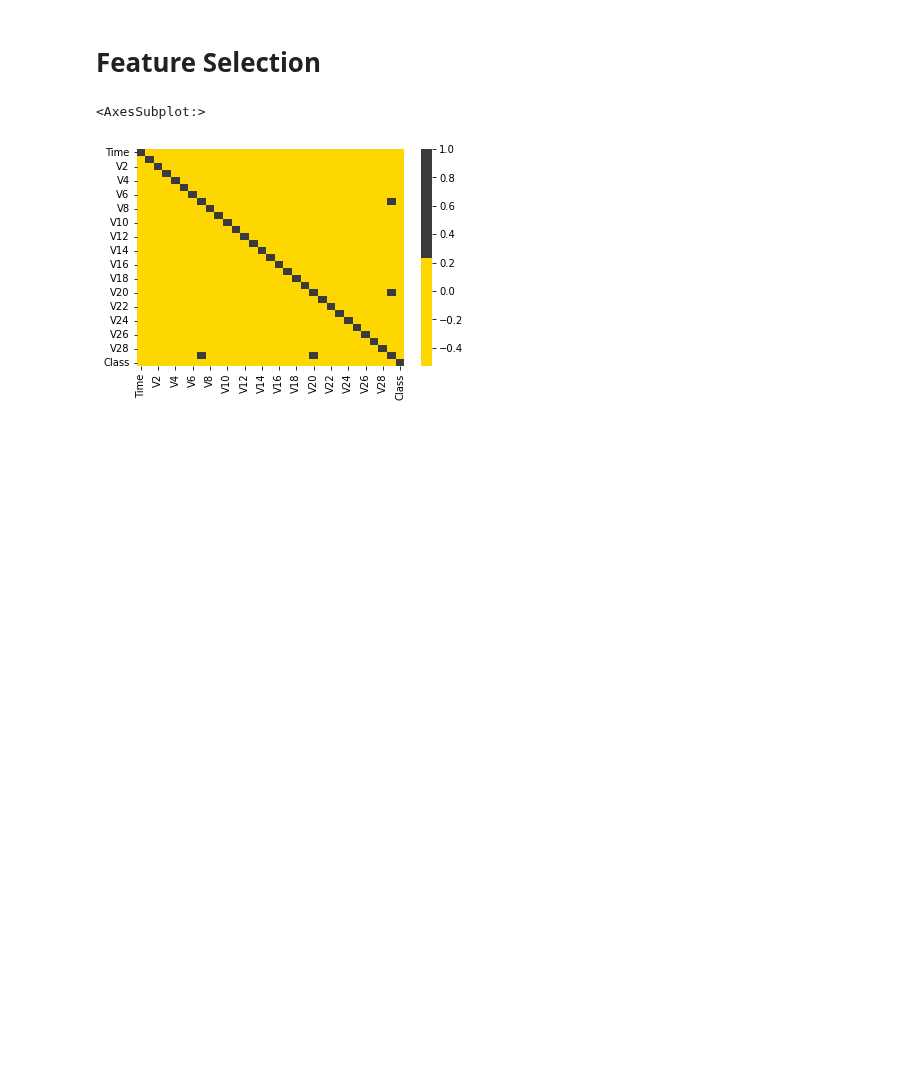
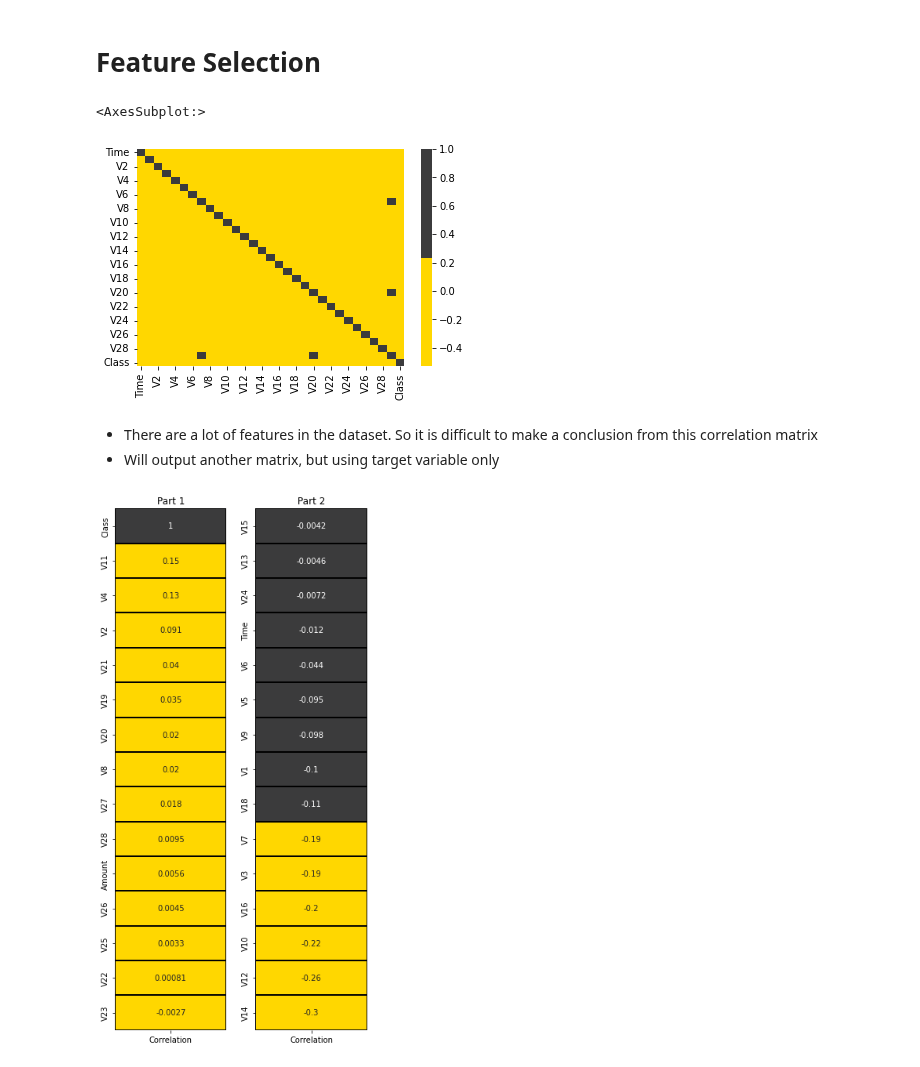
Before and after one commit to mindyng/2022-Business-Projects, a Jupyter notebook: anomaly-detection.ipynb, the cells around one changed output. Cells and saved outputs as stored; diff of their text form; code cells hidden in the pictures; blank space fills up the shorter version.

```diff
--- a/anomaly-detection.ipynb
+++ b/anomaly-detection.ipynb
@@ -166,3 +166,22 @@ sns.heatmap(data.corr(), cmap = colors, cbar = True)
 # %% [output]
 <AxesSubplot:>
 [figure]
+# %% [markdown]
+* There are a lot of features in the dataset. So it is difficult to make a conclusion from this correlation matrix
+* Will output another matrix, but using target variable only
+# %%
+corr = data.corrwith(data['Class']).sort_values(ascending = False).to_frame()
+corr.columns = ['Correlation']
+fig,ax = plt.subplots(nrows = 1,ncols = 2,figsize = (5,10))
+
+plt.subplot(1,2,1)
+sns.heatmap(corr.iloc[:15,:],annot = True,cmap = colors,linewidths = 0.4,linecolor = 'black',cbar = False)
+plt.title('Part 1')
+
+plt.subplot(1,2,2)
+sns.heatmap(corr.iloc[15:30],annot = True,cmap = colors,linewidths = 0.4,linecolor = 'black',cbar = False)
+plt.title('Part 2')
+
+fig.tight_layout(w_pad = 2)
+# %% [output]
+[figure, added]
```
